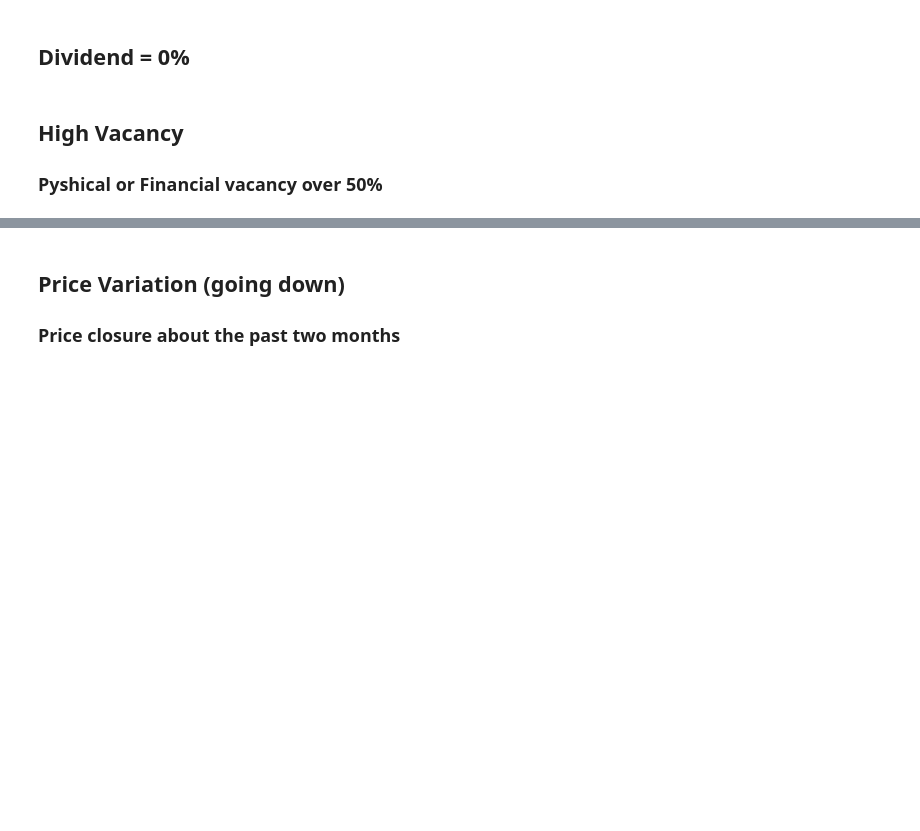
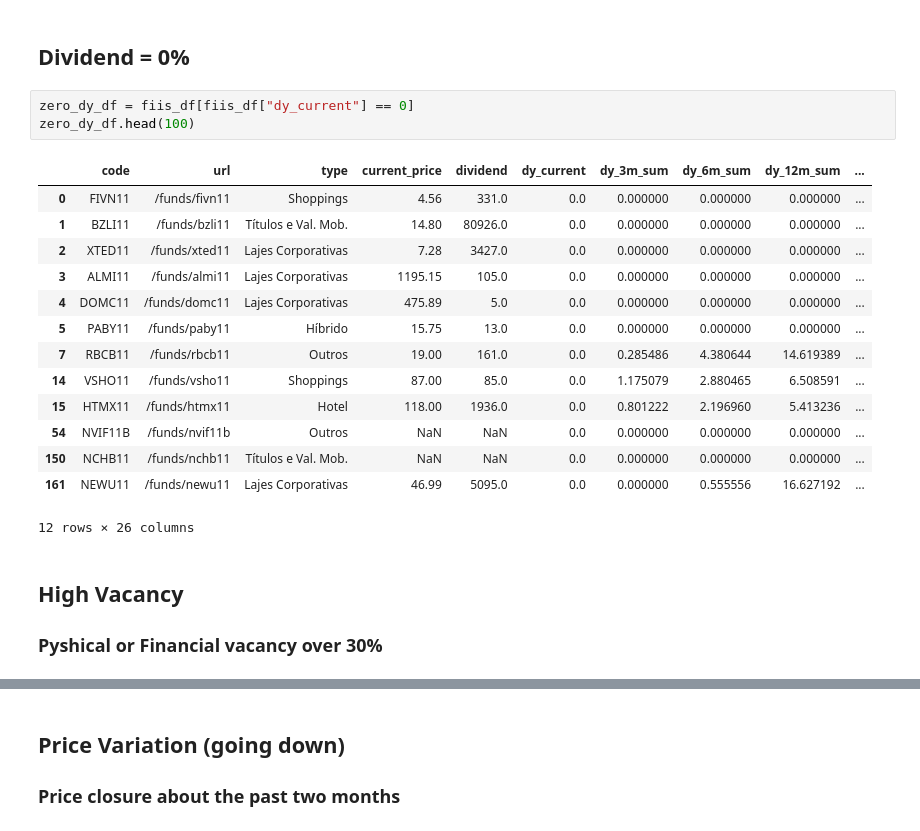
Before and after one commit to lmassaoy/monitor-fiis, a Jupyter notebook: data_analysis/devops/volume/notebooks/Monitor.ipynb, the cells around one changed output, grey strips where cells are left out. Cells and saved outputs as stored; diff of their text form; blank space fills up the shorter version.

```diff
--- a/data_analysis/devops/volume/notebooks/Monitor.ipynb
+++ b/data_analysis/devops/volume/notebooks/Monitor.ipynb
@@ -309,6 +302,24 @@ my_fiis_df[['current_price','dy_current','dividend',
 Observation of indicators of crysis over FIIs
 # %% [markdown]
 ## Dividend = 0%
+# %%
+zero_dy_df = fiis_df[fiis_df["dy_current"] == 0]
+zero_dy_df.head(100)
+# %% [output]
+|  | code | url | type | current_price | dividend | dy_current | dy_3m_sum | dy_6m_sum | dy_12m_sum | ... |
+| 0 | FIVN11 | /funds/fivn11 | Shoppings | 4.56 | 331.0 | 0.0 | 0.000000 | 0.000000 | 0.000000 | ... |
+| 1 | BZLI11 | /funds/bzli11 | Títulos e Val. Mob. | 14.80 | 80926.0 | 0.0 | 0.000000 | 0.000000 | 0.000000 | ... |
+| 2 | XTED11 | /funds/xted11 | Lajes Corporativas | 7.28 | 3427.0 | 0.0 | 0.000000 | 0.000000 | 0.000000 | ... |
+| 3 | ALMI11 | /funds/almi11 | Lajes Corporativas | 1195.15 | 105.0 | 0.0 | 0.000000 | 0.000000 | 0.000000 | ... |
+| 4 | DOMC11 | /funds/domc11 | Lajes Corporativas | 475.89 | 5.0 | 0.0 | 0.000000 | 0.000000 | 0.000000 | ... |
+| 5 | PABY11 | /funds/paby11 | Híbrido | 15.75 | 13.0 | 0.0 | 0.000000 | 0.000000 | 0.000000 | ... |
+| 7 | RBCB11 | /funds/rbcb11 | Outros | 19.00 | 161.0 | 0.0 | 0.285486 | 4.380644 | 14.619389 | ... |
+| 14 | VSHO11 | /funds/vsho11 | Shoppings | 87.00 | 85.0 | 0.0 | 1.175079 | 2.880465 | 6.508591 | ... |
+| 15 | HTMX11 | /funds/htmx11 | Hotel | 118.00 | 1936.0 | 0.0 | 0.801222 | 2.196960 | 5.413236 | ... |
+| 54 | NVIF11B | /funds/nvif11b | Outros | NaN | NaN | 0.0 | 0.000000 | 0.000000 | 0.000000 | ... |
+| 150 | NCHB11 | /funds/nchb11 | Títulos e Val. Mob. | NaN | NaN | 0.0 | 0.000000 | 0.000000 | 0.000000 | ... |
+| 161 | NEWU11 | /funds/newu11 | Lajes Corporativas | 46.99 | 5095.0 | 0.0 | 0.000000 | 0.555556 | 16.627192 | ... |
+12 rows × 26 columns
 # %% [markdown]
 ## High Vacancy
-### Pyshical or Financial vacancy over 50%
+### Pyshical or Financial vacancy over 30%
```
Also changed, not shown: parts of 10 cells of this notebook, 1 other file.
